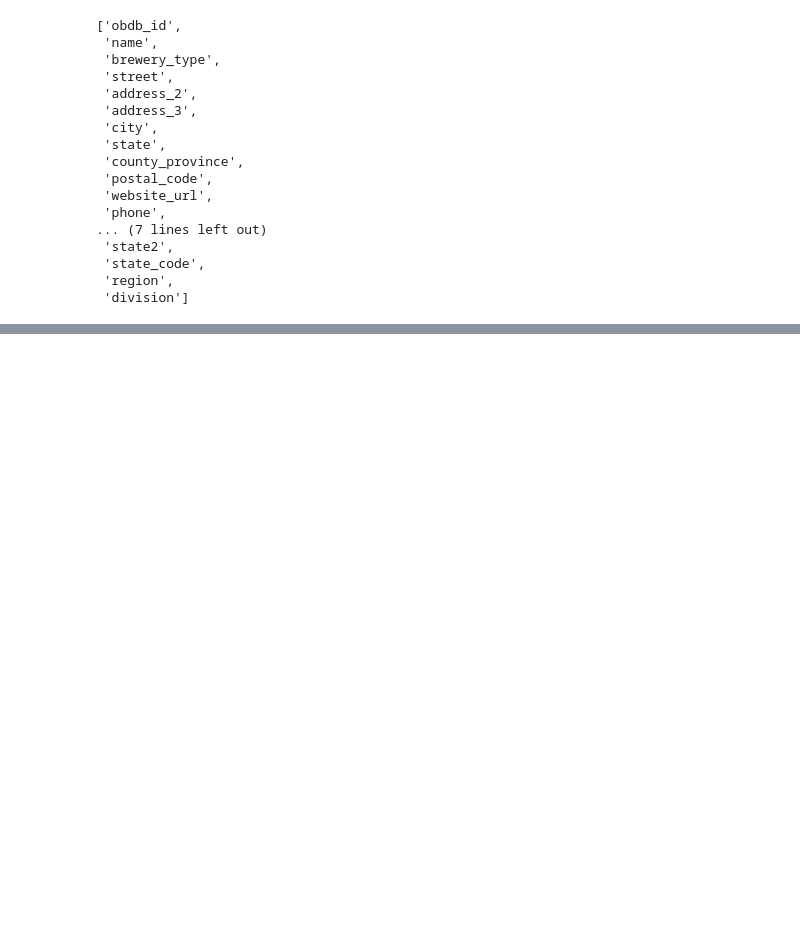
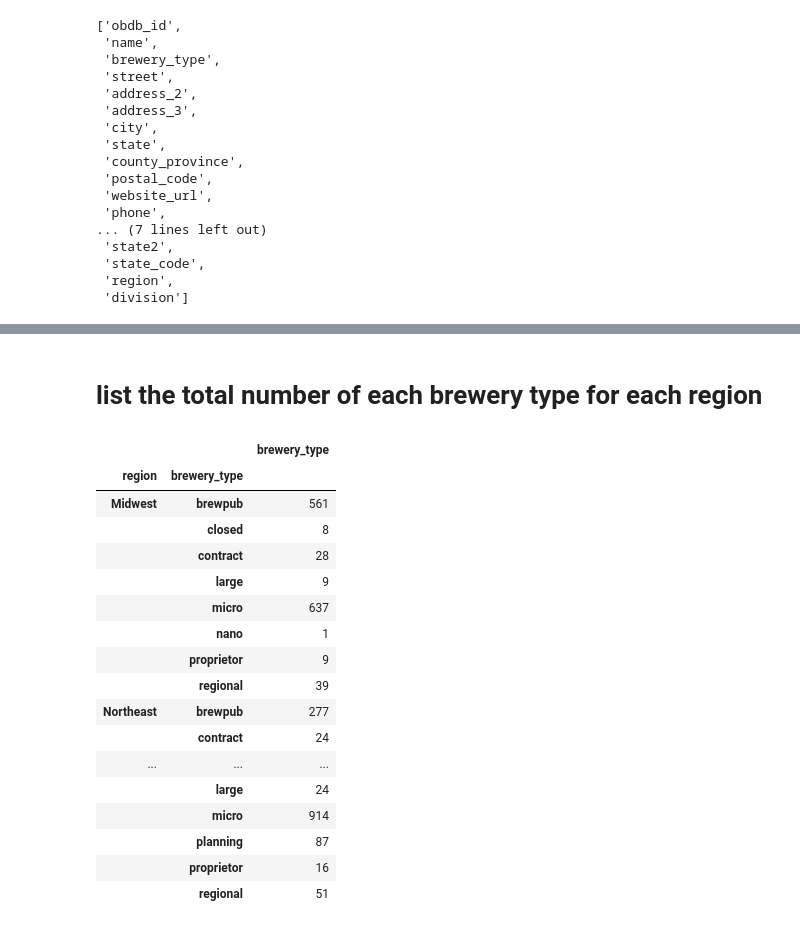
Before and after one commit to Franz365/Project_2, a Jupyter notebook: PythonApp/grouping.ipynb, the cells around one changed output, grey strips where cells are left out. Cells and saved outputs as stored; diff of their text form; code cells hidden in the pictures; blank space fills up the shorter version.

```diff
--- a/PythonApp/grouping.ipynb
+++ b/PythonApp/grouping.ipynb
@@ -85,0 +124,24 @@ df.head()
+# %% [markdown]
+# list the total number of each brewery type for each region
+# %%
+df1 = df.groupby(['region', 'brewery_type']).agg({'brewery_type':'count'})
+df1
+# %% [output]
+|  |  | brewery_type |
+| region | brewery_type |  |
+| Midwest | brewpub | 561 |
+|  | closed | 8 |
+|  | contract | 28 |
+|  | large | 9 |
+|  | micro | 637 |
+|  | nano | 1 |
+|  | proprietor | 9 |
+|  | regional | 39 |
+| Northeast | brewpub | 277 |
+|  | contract | 24 |
+| ... | ... | ... |
+|  | large | 24 |
+|  | micro | 914 |
+|  | planning | 87 |
+|  | proprietor | 16 |
+|  | regional | 51 |
```
Also changed, not shown: parts of 10 cells of this notebook.
